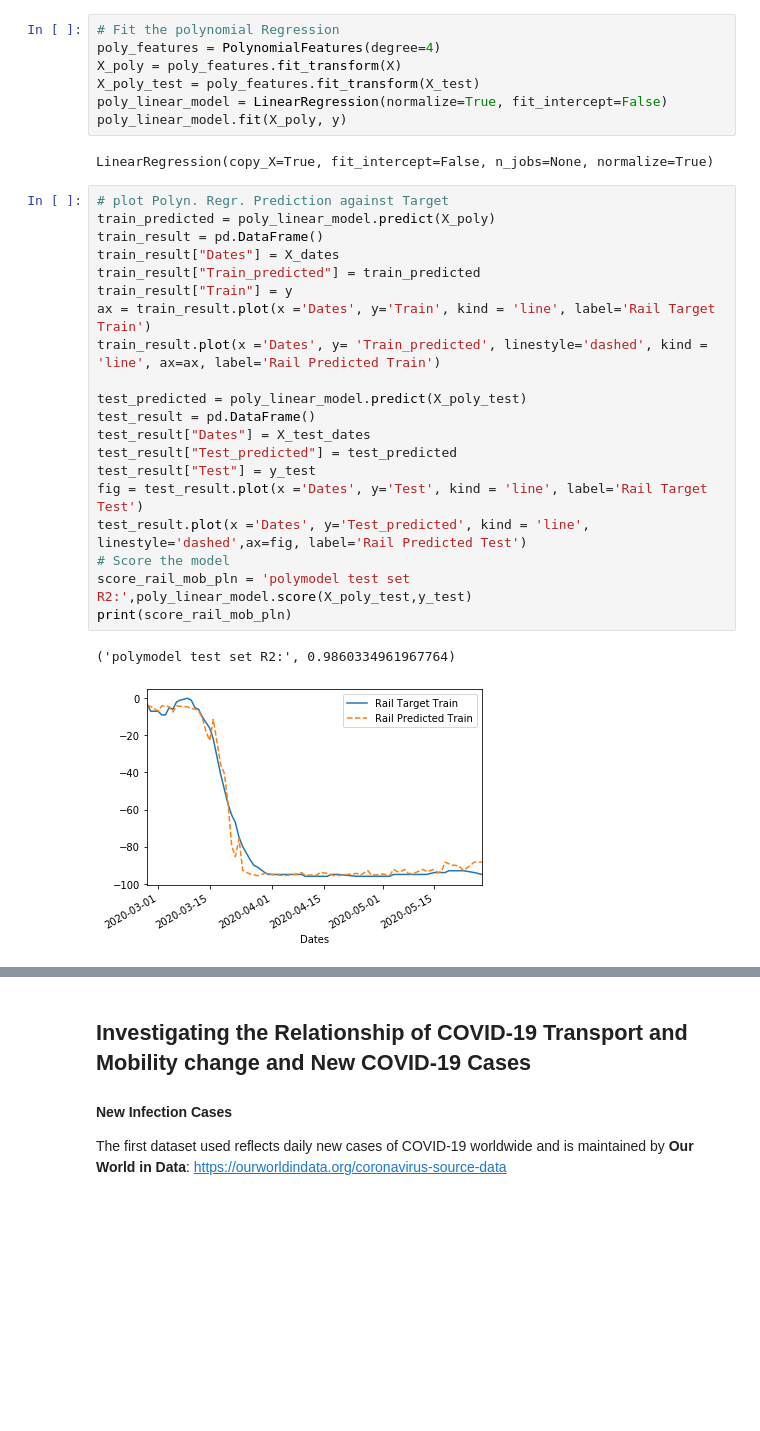
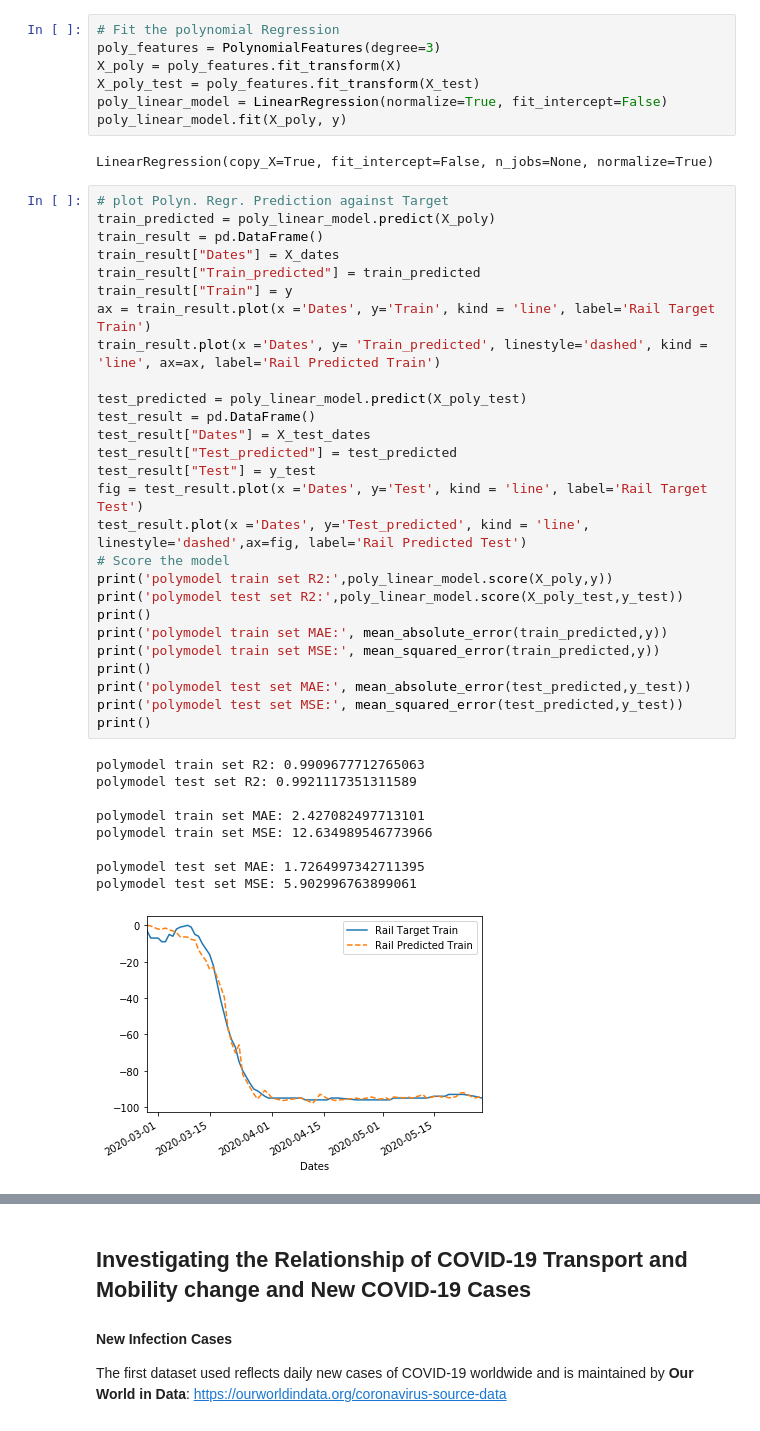
Before and after one commit to IuliiaZaitova/COVID_Prediction_London_National_Transport_Use, a Jupyter notebook: UK_transport.ipynb, the cells around one changed output, grey strips where cells are left out. Saved outputs shown, nothing was run; the diff lists cells and outputs as text; blank space fills up the shorter version.

Commit message:
Predict using both new cases and mobility variables; add MSE and MAE score

```diff
--- a/UK_transport.ipynb
+++ b/UK_transport.ipynb
@@ -432,7 +473,7 @@ y_test = rail_mob_target_test
 ### Implement a Polynomial Regression Model
 # %%
 # Fit the polynomial Regression
-poly_features = PolynomialFeatures(degree=4)
+poly_features = PolynomialFeatures(degree=3)
 X_poly = poly_features.fit_transform(X)
 X_poly_test = poly_features.fit_transform(X_test)
 poly_linear_model = LinearRegression(normalize=True, fit_intercept=False)
@@ -442,23 +483,37 @@ LinearRegression(copy_X=True, fit_intercept=False, n_jobs=None, normalize=True)
 # %%
 # plot Polyn. Regr. Prediction against Target
 train_predicted = poly_linear_model.predict(X_poly)
 train_result = pd.DataFrame()
 train_result["Dates"] = X_dates
 train_result["Train_predicted"] = train_predicted
 train_result["Train"] = y
 ax = train_result.plot(x ='Dates', y='Train', kind = 'line', label='Rail Target Train')
 train_result.plot(x ='Dates', y= 'Train_predicted', linestyle='dashed', kind = 'line', ax=ax, label='Rail Predicted Train')
 
 test_predicted = poly_linear_model.predict(X_poly_test)
 test_result = pd.DataFrame()
 test_result["Dates"] = X_test_dates
 test_result["Test_predicted"] = test_predicted
 test_result["Test"] = y_test
 fig = test_result.plot(x ='Dates', y='Test', kind = 'line', label='Rail Target Test')
 test_result.plot(x ='Dates', y='Test_predicted', kind = 'line', linestyle='dashed',ax=fig, label='Rail Predicted Test')
 # Score the model
-score_rail_mob_pln = 'polymodel test set R2:',poly_linear_model.score(X_poly_test,y_test)
-print(score_rail_mob_pln)
+print('polymodel train set R2:',poly_linear_model.score(X_poly,y))
+print('polymodel test set R2:',poly_linear_model.score(X_poly_test,y_test))
+print()
+print('polymodel train set MAE:', mean_absolute_error(train_predicted,y))
+print('polymodel train set MSE:', mean_squared_error(train_predicted,y))
+print()
+print('polymodel test set MAE:', mean_absolute_error(test_predicted,y_test))
+print('polymodel test set MSE:', mean_squared_error(test_predicted,y_test))
+print()
 # %% [output]
-('polymodel test set R2:', 0.9860334961967764)
+polymodel train set R2: 0.9909677712765063
+polymodel test set R2: 0.9921117351311589
+
+polymodel train set MAE: 2.427082497713101
+polymodel train set MSE: 12.634989546773966
+
+polymodel test set MAE: 1.7264997342711395
+polymodel test set MSE: 5.902996763899061
-[figure, old version]
+[figure, new version]
```
Also changed, not shown: parts of 29 cells of this notebook.
